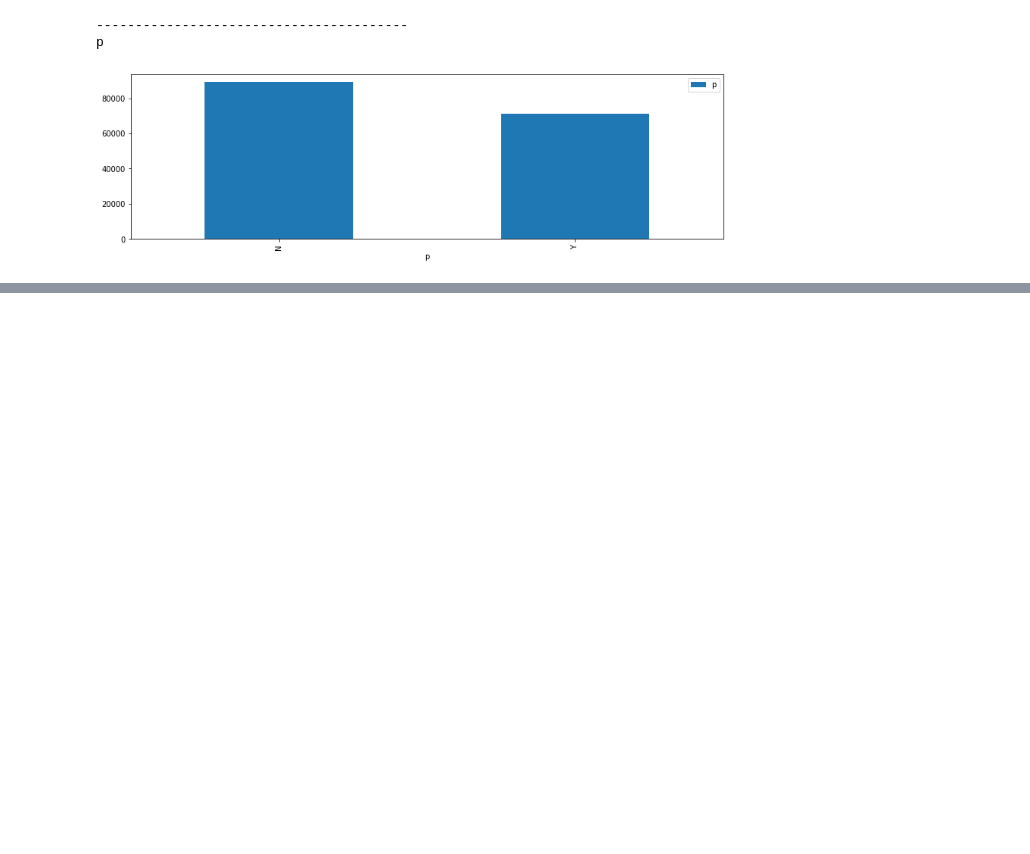
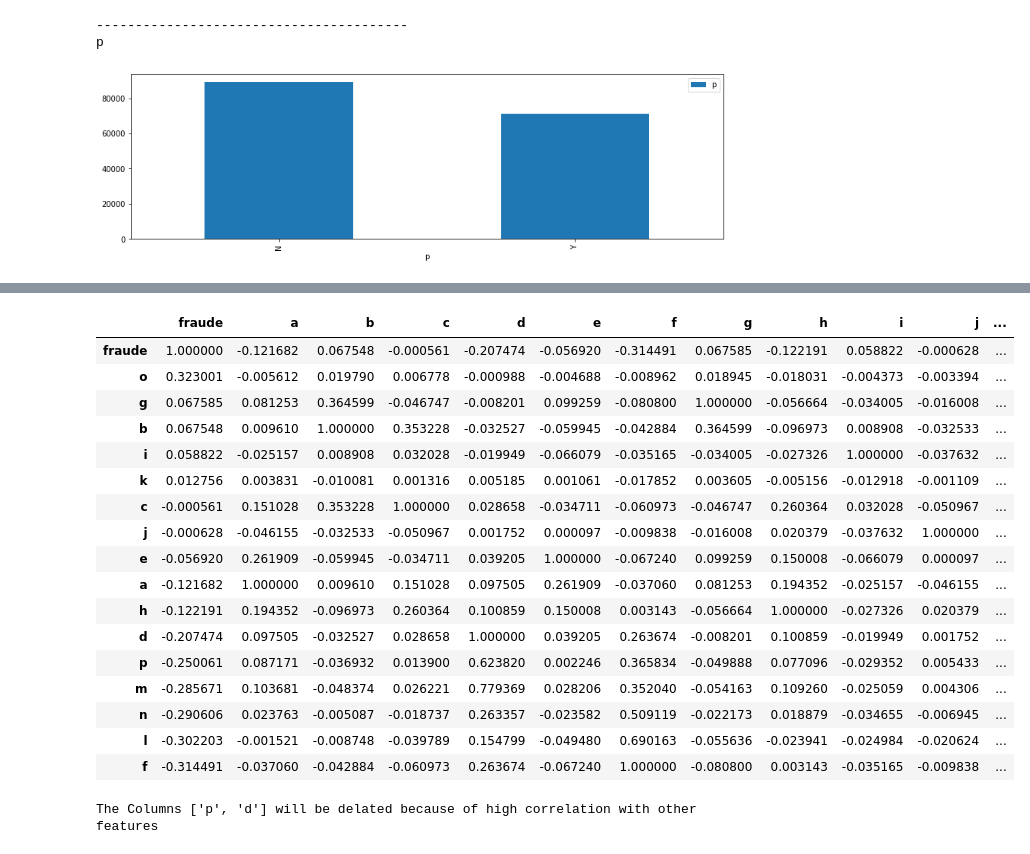
Before and after one commit to lejcruz/case_meli, a Jupyter notebook: notebooks/main.ipynb, the cells around one changed output, grey strips where cells are left out. Cells and saved outputs as stored; diff of their text form; code cells hidden in the pictures; blank space fills up the shorter version.

```diff
--- a/notebooks/main.ipynb
+++ b/notebooks/main.ipynb
@@ -203,0 +384,54 @@ p
+# %%
+# Correlation
+correlation = pd.concat([y_train_OS, X_train_OS_LE_BIN], axis=1)
+corr = correlation.corr()
+corr.sort_values(YNAME, ascending=False, inplace=True)
+corr.style.background_gradient(cmap='coolwarm')
+# %% [output]
+|  | fraude | a | b | c | d | e | f | g | h | i | j | ... |
+| fraude | 1.000000 | -0.121682 | 0.067548 | -0.000561 | -0.207474 | -0.056920 | -0.314491 | 0.067585 | -0.122191 | 0.058822 | -0.000628 | ... |
+| o | 0.323001 | -0.005612 | 0.019790 | 0.006778 | -0.000988 | -0.004688 | -0.008962 | 0.018945 | -0.018031 | -0.004373 | -0.003394 | ... |
+| g | 0.067585 | 0.081253 | 0.364599 | -0.046747 | -0.008201 | 0.099259 | -0.080800 | 1.000000 | -0.056664 | -0.034005 | -0.016008 | ... |
+| b | 0.067548 | 0.009610 | 1.000000 | 0.353228 | -0.032527 | -0.059945 | -0.042884 | 0.364599 | -0.096973 | 0.008908 | -0.032533 | ... |
+| i | 0.058822 | -0.025157 | 0.008908 | 0.032028 | -0.019949 | -0.066079 | -0.035165 | -0.034005 | -0.027326 | 1.000000 | -0.037632 | ... |
+| k | 0.012756 | 0.003831 | -0.010081 | 0.001316 | 0.005185 | 0.001061 | -0.017852 | 0.003605 | -0.005156 | -0.012918 | -0.001109 | ... |
+| c | -0.000561 | 0.151028 | 0.353228 | 1.000000 | 0.028658 | -0.034711 | -0.060973 | -0.046747 | 0.260364 | 0.032028 | -0.050967 | ... |
+| j | -0.000628 | -0.046155 | -0.032533 | -0.050967 | 0.001752 | 0.000097 | -0.009838 | -0.016008 | 0.020379 | -0.037632 | 1.000000 | ... |
+| e | -0.056920 | 0.261909 | -0.059945 | -0.034711 | 0.039205 | 1.000000 | -0.067240 | 0.099259 | 0.150008 | -0.066079 | 0.000097 | ... |
+| a | -0.121682 | 1.000000 | 0.009610 | 0.151028 | 0.097505 | 0.261909 | -0.037060 | 0.081253 | 0.194352 | -0.025157 | -0.046155 | ... |
+| h | -0.122191 | 0.194352 | -0.096973 | 0.260364 | 0.100859 | 0.150008 | 0.003143 | -0.056664 | 1.000000 | -0.027326 | 0.020379 | ... |
+| d | -0.207474 | 0.097505 | -0.032527 | 0.028658 | 1.000000 | 0.039205 | 0.263674 | -0.008201 | 0.100859 | -0.019949 | 0.001752 | ... |
+| p | -0.250061 | 0.087171 | -0.036932 | 0.013900 | 0.623820 | 0.002246 | 0.365834 | -0.049888 | 0.077096 | -0.029352 | 0.005433 | ... |
+| m | -0.285671 | 0.103681 | -0.048374 | 0.026221 | 0.779369 | 0.028206 | 0.352040 | -0.054163 | 0.109260 | -0.025059 | 0.004306 | ... |
+| n | -0.290606 | 0.023763 | -0.005087 | -0.018737 | 0.263357 | -0.023582 | 0.509119 | -0.022173 | 0.018879 | -0.034655 | -0.006945 | ... |
+| l | -0.302203 | -0.001521 | -0.008748 | -0.039789 | 0.154799 | -0.049480 | 0.690163 | -0.055636 | -0.023941 | -0.024984 | -0.020624 | ... |
+| f | -0.314491 | -0.037060 | -0.042884 | -0.060973 | 0.263674 | -0.067240 | 1.000000 | -0.080800 | 0.003143 | -0.035165 | -0.009838 | ... |
+# %%
+# drop feature  with more than 0.7 correlation
+CORR_TRESHOLD = 0.7
+correlated_drop = list()
+
+__corr__ = corr.drop(columns=['fraude']).drop('fraude')
+
+for col in __corr__:
+
+    __CorrCol__ = __corr__[[col]]
+    __correlated__ = __CorrCol__[(__CorrCol__[col] >= CORR_TRESHOLD) & (__CorrCol__[col] < 1)]
+
+    __CorrList__ = __correlated__.index.to_list()
+
+    if __CorrList__:
+        __CorrY__ = corr[[YNAME]]
+
+        __CorrY__ = __CorrY__.loc[__CorrList__ + [col],:].abs()
+
+        __ColToDrop__ = [__CorrY__.loc[__CorrY__[YNAME] == __CorrY__[YNAME].min()].index[0]]
+
+        correlated_drop = correlated_drop + __ColToDrop__
+
+
+correlated_drop = list(set(correlated_drop))
+
+print(f'The Columns {correlated_drop} will be delated because of high correlation with other features')
+# %% [output]
+The Columns ['p', 'd'] will be delated because of high correlation with other features
```
Also changed, not shown: parts of 13 cells of this notebook.
